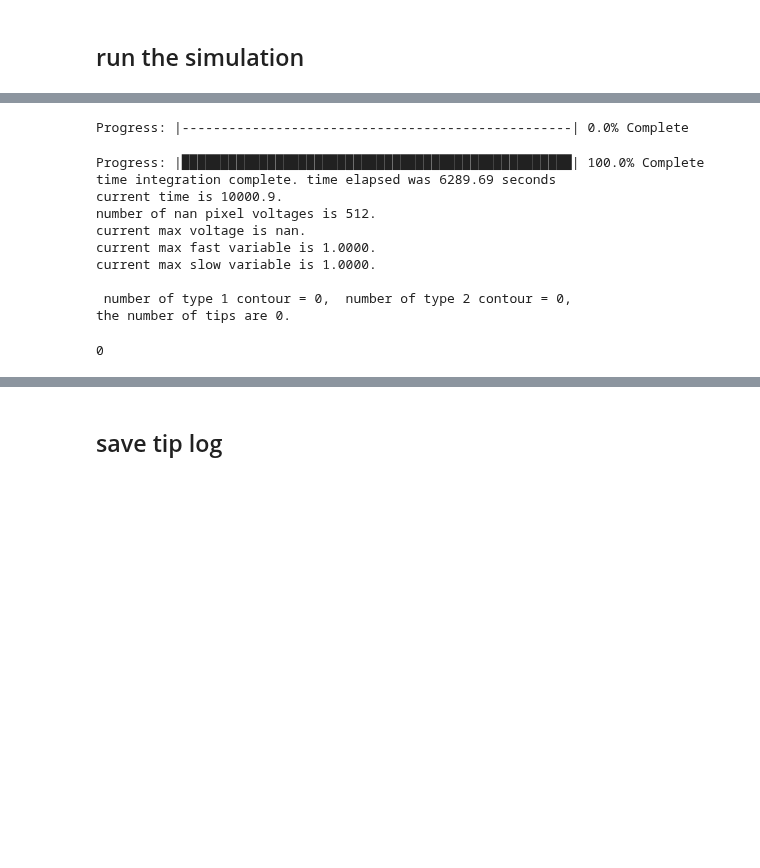
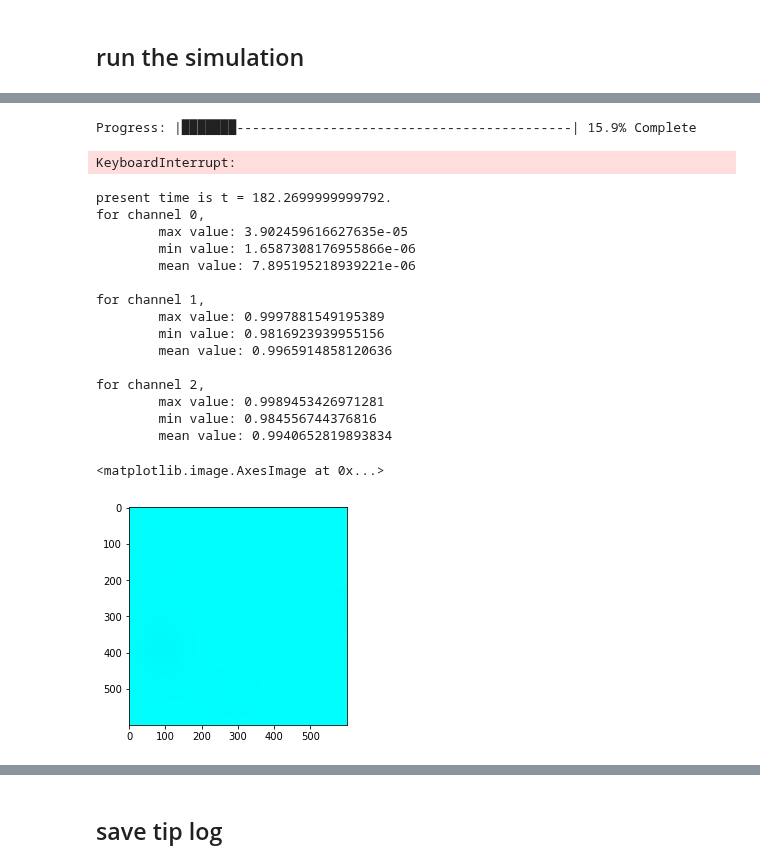
Before and after one commit to timtyree/care, a Jupyter notebook: notebooks/Generating Buffers At Predefined Times.ipynb, the cells around one changed output, grey strips where cells are left out. Cells and saved outputs as stored; diff of their text form; code cells hidden in the pictures; blank space fills up the shorter version.

```diff
--- a/notebooks/Generating Buffers At Predefined Times.ipynb
+++ b/notebooks/Generating Buffers At Predefined Times.ipynb
@@ -166,11 +179,11 @@ True
 # %%
 #integrate explicitely in time
 timing = False
-recording = True
-recording_if_odd = True
+recording = False
+recording_if_odd = False
 recording_times = [2800,2900,3000,3100,3200]
-h = 0.1
-nsteps = int(10**5)
+h = 0.01#0.03 # 0.1
+nsteps = 1*10**5#int(10**5)
 start = time.time()
 max_buffers_to_save = 5
 buffers_saved = 0
@@ -195,7 +208,7 @@ for step in range(nsteps):
         img_nxt = txt[..., 0].copy()
         img_inc = ifilter(dtexture_dt[..., 0])  #mask of instantaneously increasing voltages
         img_inc = filters.gaussian(img_inc,sigma=sigma, mode='wrap')
-        contours_raw = measure.find_contours(img_nxt, level=0.5,fully_connected='low',positive_orientation='low')
+        contours_raw = measure.find_contours(img_nxt, level=V_threshold,fully_connected='low',positive_orientation='low')
         contours_inc = measure.find_contours(img_inc, level=threshold)#,fully_connected='low',positive_orientation='low')
 
         #compute spiral tips from the corssings
@@ -248,15 +261,28 @@ if recording:
     #     print(f"""the topological tip state is the following:{tips[0]}""")
 beep(3)
 # %% [output]
-Progress: |--------------------------------------------------| 0.0% Complete
+Progress: |███████-------------------------------------------| 15.9% Complete
-Progress: |██████████████████████████████████████████████████| 100.0% Complete
-time integration complete. time elapsed was 6289.69 seconds
-current time is 10000.9.
-number of nan pixel voltages is 512.
-current max voltage is nan.
-current max fast variable is 1.0000.
-current max slow variable is 1.0000.
-
- number of type 1 contour = 0,  number of type 2 contour = 0,
-the number of tips are 0.
+KeyboardInterrupt:
-0
+# %%
+# time_step_at_pixel?
+print(f"present time is t = {tme}.")
+describe(txt)
+plt.imshow(txt)
+# %% [output]
+present time is t = 182.2699999999792.
+for channel 0,
+        max value: 3.902459616627635e-05
+        min value: 1.6587308176955866e-06
+        mean value: 7.895195218939221e-06
+
+for channel 1,
+        max value: 0.9997881549195389
+        min value: 0.9816923939955156
+        mean value: 0.9965914858120636
+
+for channel 2,
+        max value: 0.9989453426971281
+        min value: 0.984556744376816
+        mean value: 0.9940652819893834
+<matplotlib.image.AxesImage at 0x...>
+[figure, added]
```
Also changed, not shown: parts of 8 cells of this notebook, 22 other files.
